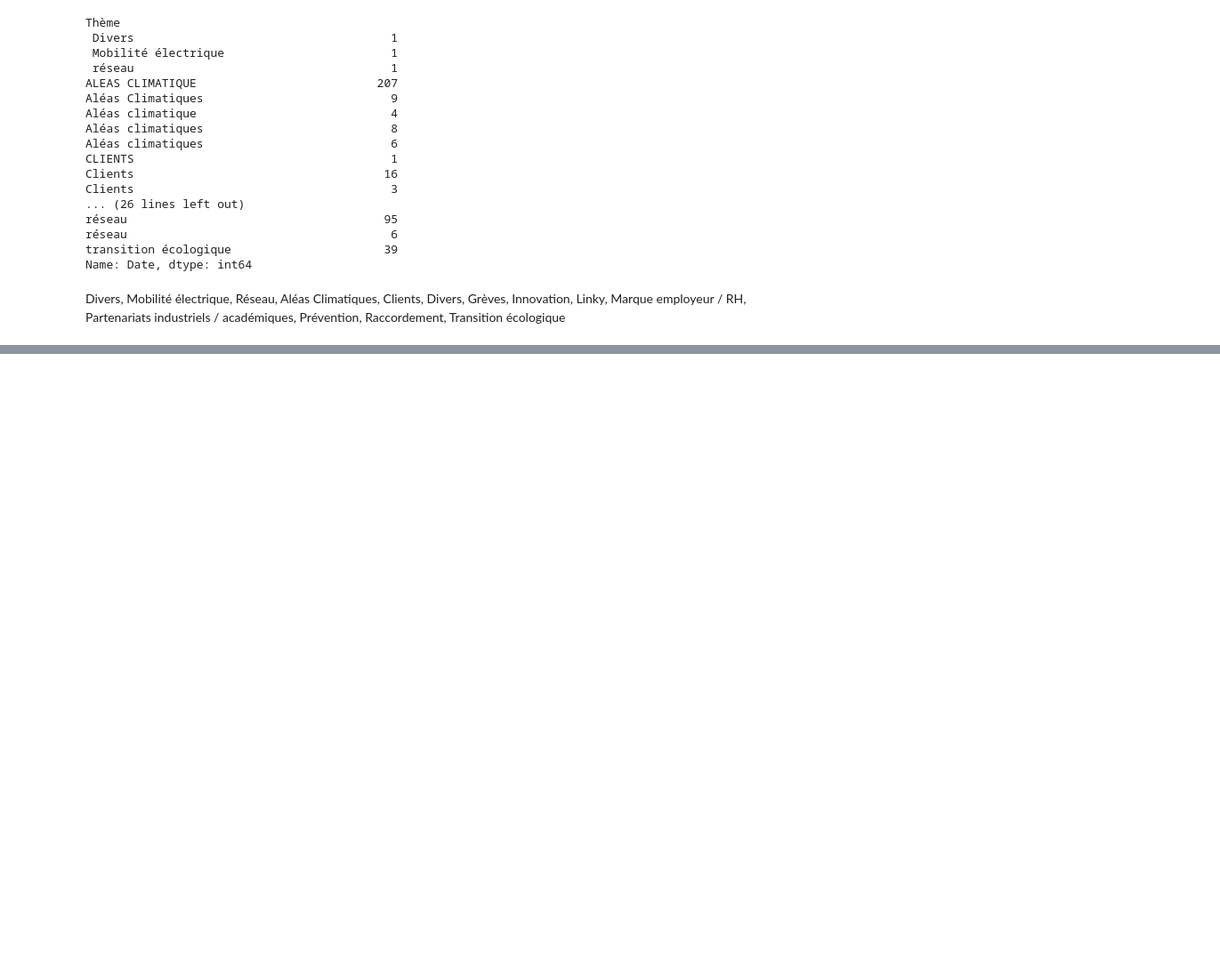
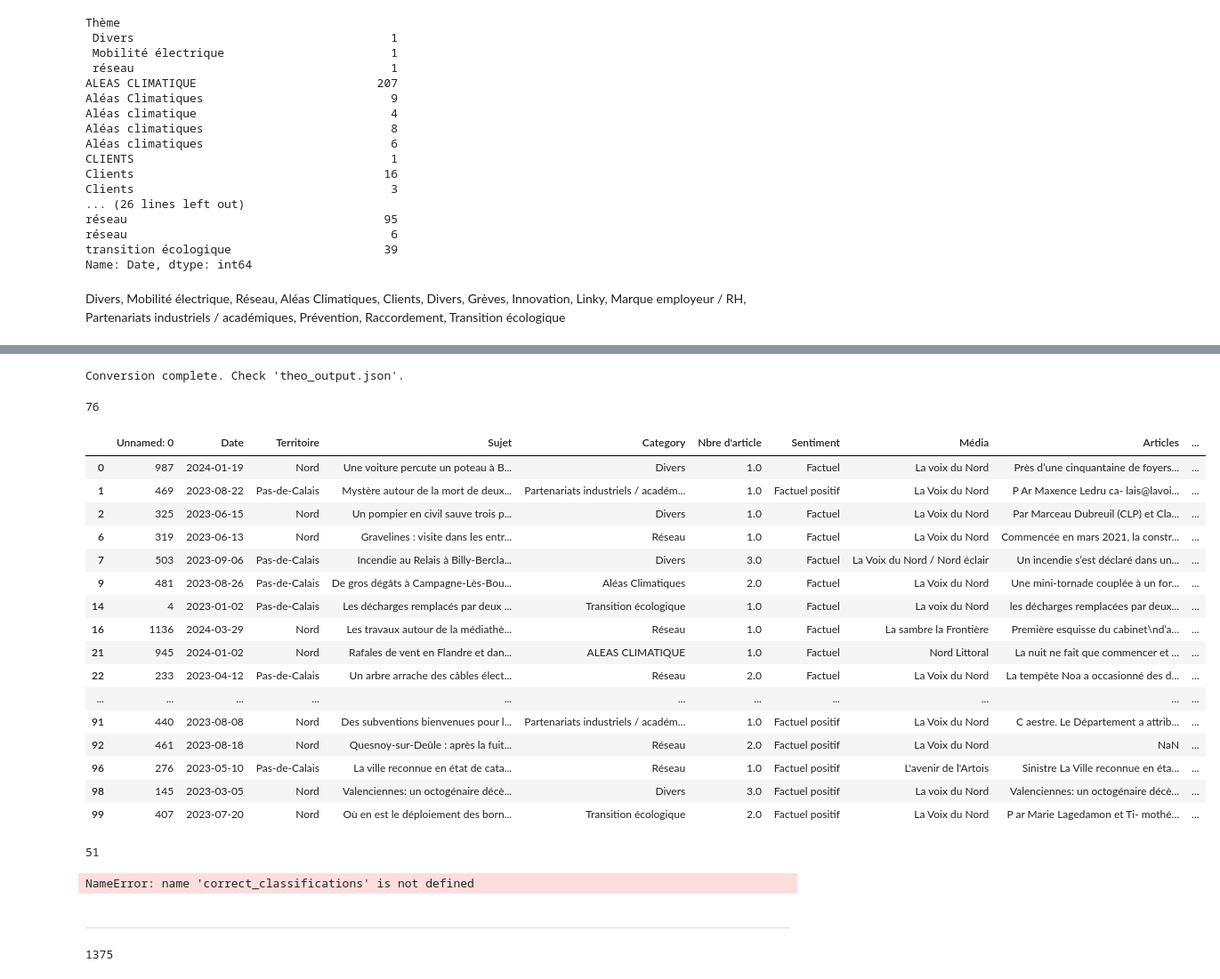
Before and after one commit to Atroooo/hackaton_genAI, a Jupyter notebook: test.ipynb, the cells around one changed output, grey strips where cells are left out. Shown at 89% size. Saved outputs shown, nothing was run; the diff lists cells and outputs as text; code cells hidden in the pictures; blank space fills up the shorter version.

```diff
--- a/test.ipynb
+++ b/test.ipynb
@@ -74,0 +491,60 @@ other_prompt = {"text": "Vous êtes un système d'analyse de sentiment. Instruct
+# %%
+import json
+
+# Load the theo_data.json file
+with open("data/theo_data.json", "r", encoding="utf-8") as file:
+    data = json.load(file)
+
+# Extract articles list
+articles = data["articles"]
+
+# Remove the "Nbre d'article" field to match the format of output.json
+for article in articles:
+    article.pop("Nbre d'article", None)  # Remove the field if it exists
+
+# Save the cleaned data in a new JSON file
+with open("theo_output.json", "w", encoding="utf-8") as output_file:
+    json.dump(articles, output_file, indent=4, ensure_ascii=False)
+
+print("Conversion complete. Check 'theo_output.json'.")
+# %% [output]
+Conversion complete. Check 'theo_output.json'.
+# %%
+import pandas as pd
+file1_path = "data/balanced_test_set_10%_.csv"
+df1 = pd.read_csv(file1_path)
+len(df1)
+# %% [output]
+76
+# %%
+# Filter rows where the sentiment difference is not zero
+non_zero_differences = df1[df1["Sentiment_Diff"] != 0]
+# %%
+non_zero_differences
+# %% [output]
+|  | Unnamed: 0 | Date | Territoire | Sujet | Category | Nbre d'article | Sentiment | Média | Articles | ... |
+| 0 | 987 | 2024-01-19 | Nord | Une voiture percute un poteau à B... | Divers | 1.0 | Factuel | La voix du Nord | Près d’une cinquantaine de foyers... | ... |
+| 1 | 469 | 2023-08-22 | Pas-de-Calais | Mystère autour de la mort de deux... | Partenariats industriels / académ... | 1.0 | Factuel positif | La Voix du Nord | P Ar Maxence Ledru ca‐ lais@lavoi... | ... |
+| 2 | 325 | 2023-06-15 | Nord | Un pompier en civil sauve trois p... | Divers | 1.0 | Factuel | La Voix du Nord | Par Marceau Dubreuil (CLP) et Cla... | ... |
+| 6 | 319 | 2023-06-13 | Nord | Gravelines : visite dans les entr... | Réseau | 1.0 | Factuel | La Voix du Nord | Commencée en mars 2021, la constr... | ... |
+| 7 | 503 | 2023-09-06 | Pas-de-Calais | Incendie au Relais à Billy-Bercla... | Divers | 3.0 | Factuel | La Voix du Nord / Nord éclair | Un incendie s’est déclaré dans un... | ... |
+| 9 | 481 | 2023-08-26 | Pas-de-Calais | De gros dégâts à Campagne-Lès-Bou... | Aléas Climatiques | 2.0 | Factuel | La Voix du Nord | Une mini-tornade couplée à un for... | ... |
+| 14 | 4 | 2023-01-02 | Pas-de-Calais | Les décharges remplacés par deux ... | Transition écologique | 1.0 | Factuel | La voix du Nord | les décharges remplacées par deux... | ... |
+| 16 | 1136 | 2024-03-29 | Nord | Les travaux autour de la médiathè... | Réseau | 1.0 | Factuel | La sambre la Frontière | Première esquisse du cabinet\nd’a... | ... |
+| 21 | 945 | 2024-01-02 | Nord | Rafales de vent en Flandre et dan... | ALEAS CLIMATIQUE | 1.0 | Factuel | Nord Littoral | La nuit ne fait que commencer et ... | ... |
+| 22 | 233 | 2023-04-12 | Pas-de-Calais | Un arbre arrache des câbles élect... | Réseau | 2.0 | Factuel | La Voix du Nord | La tempête Noa a occasionné des d... | ... |
+| ... | ... | ... | ... | ... | ... | ... | ... | ... | ... | ... |
+| 91 | 440 | 2023-08-08 | Nord | Des subventions bienvenues pour l... | Partenariats industriels / académ... | 1.0 | Factuel positif | La Voix du Nord | C aestre. Le Département a attrib... | ... |
+| 92 | 461 | 2023-08-18 | Nord | Quesnoy-sur-Deûle : après la fuit... | Réseau | 2.0 | Factuel positif | La Voix du Nord | NaN | ... |
+| 96 | 276 | 2023-05-10 | Pas-de-Calais | La ville reconnue en état de cata... | Réseau | 1.0 | Factuel positif | L'avenir de l'Artois | Sinistre La Ville reconnue en éta... | ... |
+| 98 | 145 | 2023-03-05 | Nord | Valenciennes: un octogénaire décè... | Divers | 3.0 | Factuel positif | La voix du Nord | Valenciennes: un octogénaire décè... | ... |
+| 99 | 407 | 2023-07-20 | Nord | Où en est le déploiement des born... | Transition écologique | 2.0 | Factuel positif | La Voix du Nord | P ar Marie Lagedamon et Ti‐ mothé... | ... |
+# %%
+correct_classifications = (df1["Sentiment_Diff"] == 0).sum()
+correct_classifications
+# %% [output]
+51
+# %%
+correct_classifications
+# %% [output]
+NameError: name 'correct_classifications' is not defined
@@ -74,0 +553,8 @@ other_prompt = {"text": "Vous êtes un système d'analyse de sentiment. Instruct
+# %% [markdown]
+----
+# %%
+import pandas as pd
+df_all = pd.read_excel("data/Corrected_Data.xlsx")
+print(len(df_all))
+# %% [output]
+1375
```
Also changed, not shown: parts of 22 cells of this notebook, 14 other files.
